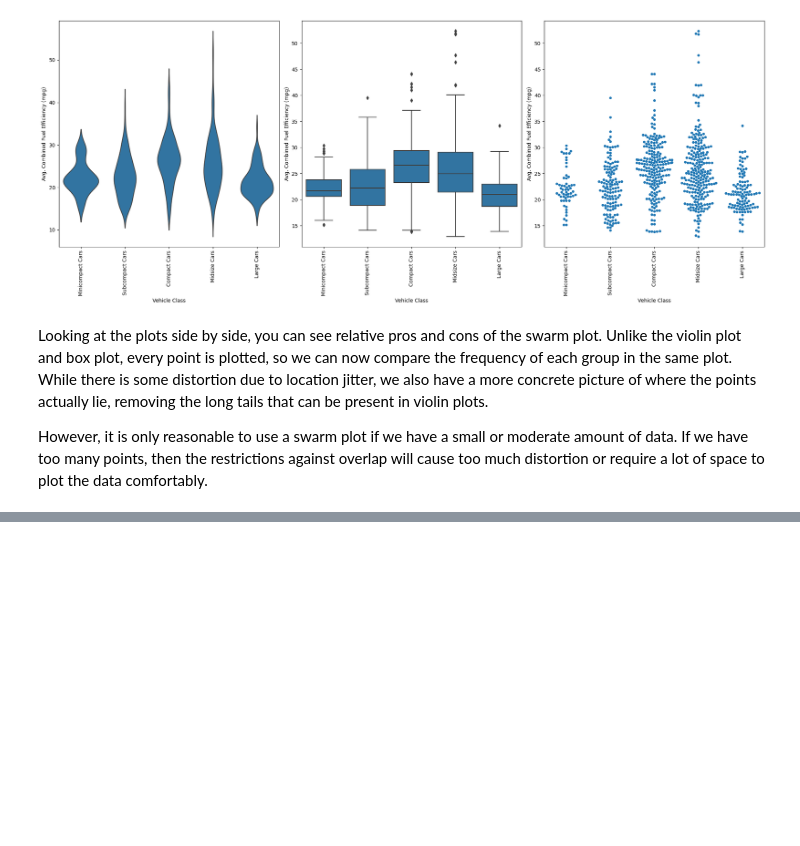
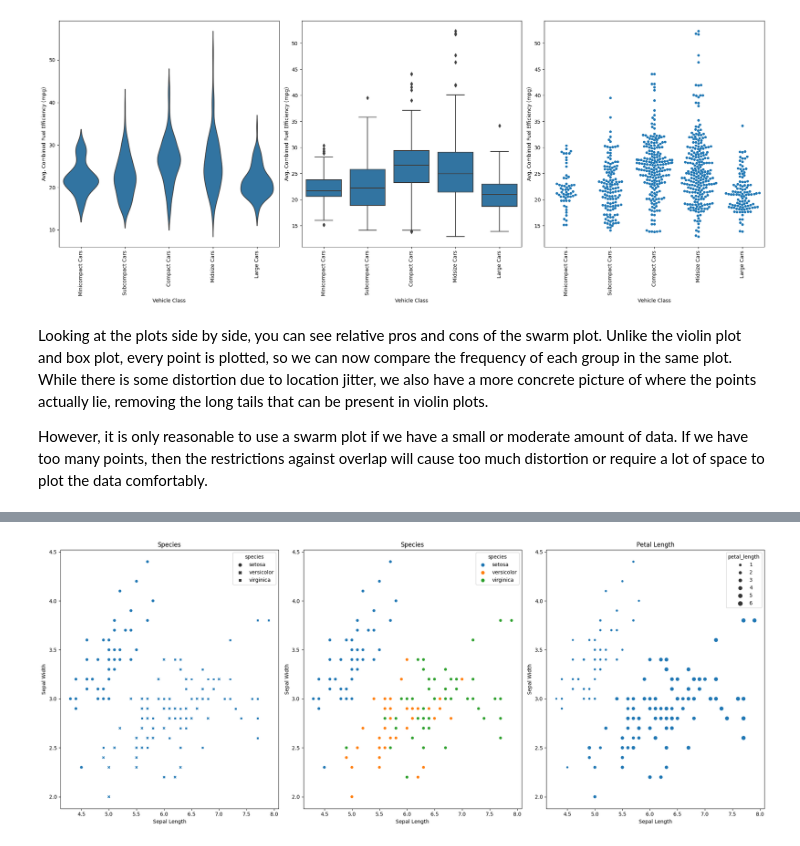
Before and after one commit to kisyular/data-visualization, a Jupyter notebook: Intro-Data-Visualization.ipynb, the cells around one changed output, grey strips where cells are left out. Cells and saved outputs as stored; diff of their text form; code cells hidden in the pictures; blank space fills up the shorter version.

Commit message:
MULTIVARIATE EXPLORATION OF DATA - ENCODINGS WITH COLOR, SAPE AND SIZE

```diff
--- a/Intro-Data-Visualization.ipynb
+++ b/Intro-Data-Visualization.ipynb
@@ -1454,0 +1496,26 @@ However, it is only reasonable to use a swarm plot if we have a small or moderat
+# %%
+import seaborn as sns
+import pandas as pd
+
+df = sns.load_dataset('iris')
+# %%
+plt.figure(figsize=(20, 8))
+# A 3 subplot. 1 plot to show color, 1 plot to show shape, and 1 plot to show size
+plt.subplot(1, 3, 1)
+sns.scatterplot(data=df, x='sepal_length', y='sepal_width', style='species')
+plt.xlabel('Sepal Length')
+plt.ylabel('Sepal Width')
+plt.title('Species')
+plt.subplot(1, 3, 2)
+sns.scatterplot(data=df, x='sepal_length', y='sepal_width', hue='species')
+plt.xlabel('Sepal Length')
+plt.ylabel('Sepal Width')
+plt.title('Species')
+plt.subplot(1, 3, 3)
+sns.scatterplot(data=df, x='sepal_length', y='sepal_width', size='petal_length')
+plt.xlabel('Sepal Length')
+plt.ylabel('Sepal Width')
+plt.title('Petal Length')
+plt.tight_layout();
+# %% [output]
+[figure, added]
```
Also changed, not shown: parts of 14 cells of this notebook.
